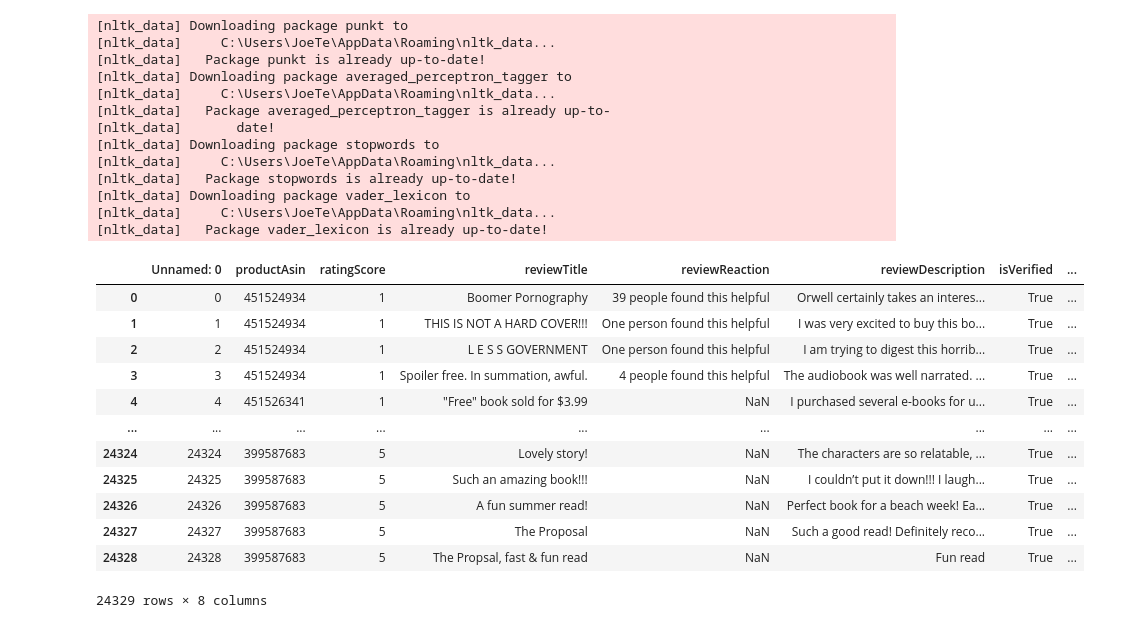
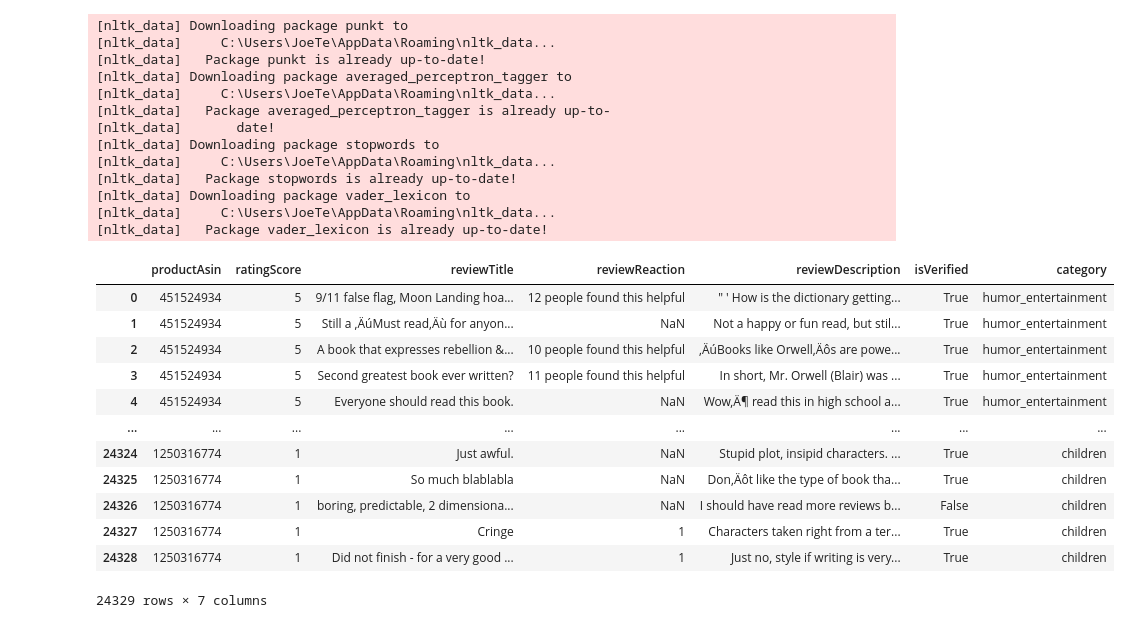
Before and after one commit to GxTeo/CZ-CE4045_NLP_Group_12, a Jupyter notebook: Train_Test_Processing.ipynb, the cells around one changed output. Cells and saved outputs as stored; diff of their text form; code cells hidden in the pictures.

```diff
--- a/Train_Test_Processing.ipynb
+++ b/Train_Test_Processing.ipynb
@@ -156,19 +156,19 @@ def clean_text(data):
 
     return data
 # %%
-raw_dataset = pd.read_csv("raw_dataset/raw_dataset.csv", encoding='utf-8')
+raw_dataset = pd.read_csv("raw_dataset/final_books_reviews_duplicates_removed.csv", encoding='utf8')
 raw_dataset
 # %% [output]
-|  | Unnamed: 0 | productAsin | ratingScore | reviewTitle | reviewReaction | reviewDescription | isVerified | ... |
-| 0 | 0 | 451524934 | 1 | Boomer Pornography | 39 people found this helpful | Orwell certainly takes an interes... | True | ... |
-| 1 | 1 | 451524934 | 1 | THIS IS NOT A HARD COVER!!! | One person found this helpful | I was very excited to buy this bo... | True | ... |
-| 2 | 2 | 451524934 | 1 | L E S S GOVERNMENT | One person found this helpful | I am trying to digest this horrib... | True | ... |
-| 3 | 3 | 451524934 | 1 | Spoiler free. In summation, awful. | 4 people found this helpful | The audiobook was well narrated. ... | True | ... |
-| 4 | 4 | 451526341 | 1 | "Free" book sold for $3.99 | NaN | I purchased several e-books for u... | True | ... |
-| ... | ... | ... | ... | ... | ... | ... | ... | ... |
-| 24324 | 24324 | 399587683 | 5 | Lovely story! | NaN | The characters are so relatable, ... | True | ... |
-| 24325 | 24325 | 399587683 | 5 | Such an amazing book!!! | NaN | I couldn’t put it down!!! I laugh... | True | ... |
-| 24326 | 24326 | 399587683 | 5 | A fun summer read! | NaN | Perfect book for a beach week! Ea... | True | ... |
-| 24327 | 24327 | 399587683 | 5 | The Proposal | NaN | Such a good read! Definitely reco... | True | ... |
-| 24328 | 24328 | 399587683 | 5 | The Propsal, fast & fun read | NaN | Fun read | True | ... |
+|  | productAsin | ratingScore | reviewTitle | reviewReaction | reviewDescription | isVerified | category |
+| 0 | 451524934 | 5 | 9/11 false flag, Moon Landing hoa... | 12 people found this helpful | " ' How is the dictionary getting... | True | humor_entertainment |
+| 1 | 451524934 | 5 | Still a ‚ÄúMust read‚Äù for anyon... | NaN | Not a happy or fun read, but stil... | True | humor_entertainment |
+| 2 | 451524934 | 5 | A book that expresses rebellion &... | 10 people found this helpful | ‚ÄúBooks like Orwell‚Äôs are powe... | True | humor_entertainment |
+| 3 | 451524934 | 5 | Second greatest book ever written? | 11 people found this helpful | In short, Mr. Orwell (Blair) was ... | True | humor_entertainment |
+| 4 | 451524934 | 5 | Everyone should read this book. | NaN | Wow‚Ä¶ read this in high school a... | True | humor_entertainment |
+| ... | ... | ... | ... | ... | ... | ... | ... |
+| 24324 | 1250316774 | 1 | Just awful. | NaN | Stupid plot, insipid characters. ... | True | children |
+| 24325 | 1250316774 | 1 | So much blablabla | NaN | Don‚Äôt like the type of book tha... | True | children |
+| 24326 | 1250316774 | 1 | boring, predictable, 2 dimensiona... | NaN | I should have read more reviews b... | False | children |
+| 24327 | 1250316774 | 1 | Cringe | 1 | Characters taken right from a ter... | True | children |
+| 24328 | 1250316774 | 1 | Did not finish - for a very good ... | 1 | Just no, style if writing is very... | True | children |
-24329 rows × 8 columns
+24329 rows × 7 columns
```
Also changed, not shown: parts of 24 cells of this notebook.
